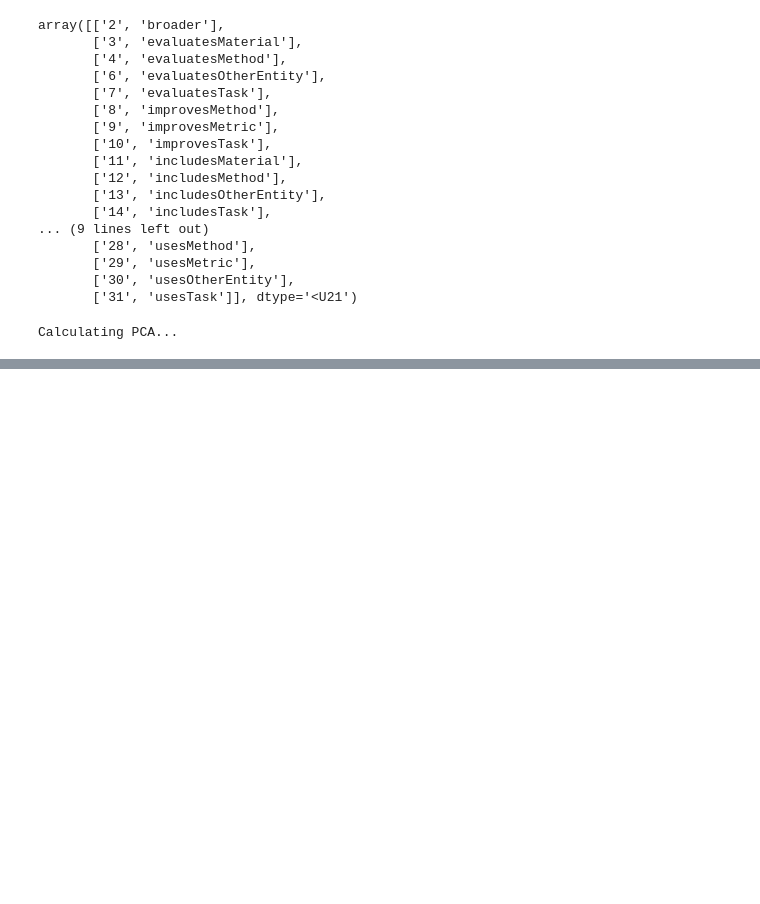
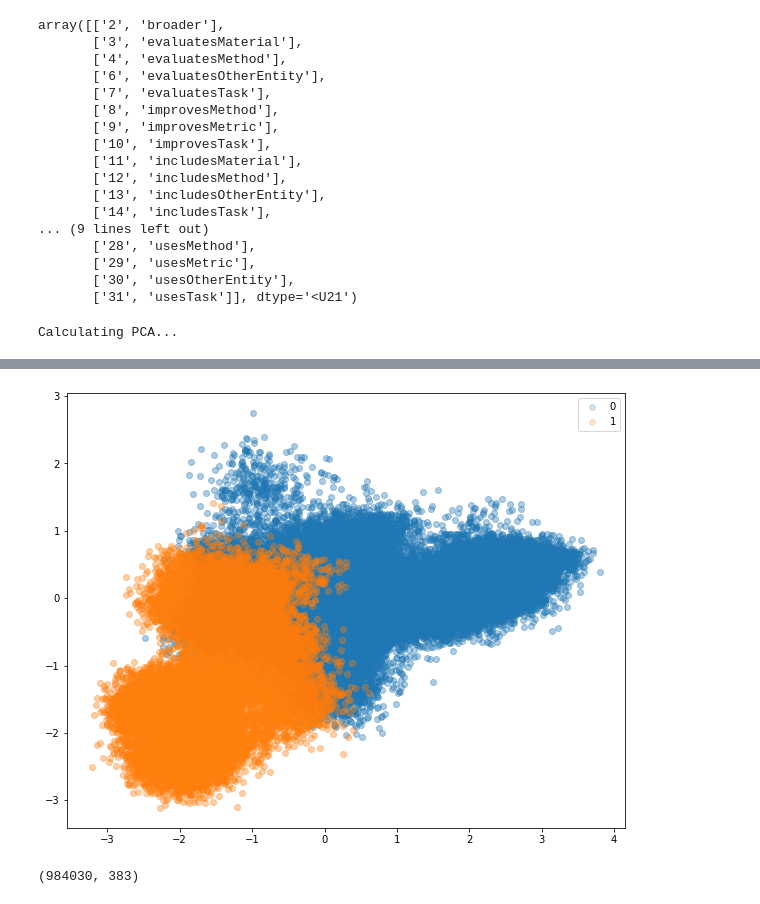
Before and after one commit to Pylyr/Internship_SBERT, a Jupyter notebook: pca.ipynb, the cells around one changed output, grey strips where cells are left out. Cells and saved outputs as stored; diff of their text form; code cells hidden in the pictures; blank space fills up the shorter version.

```diff
--- a/pca.ipynb
+++ b/pca.ipynb
@@ -119,0 +282,22 @@ Clustering...
+# %%
+k = 2
+kmeans = KMeans(n_clusters=2).fit(selected_transformed)
+
+
+fig, ax = plt.subplots()
+for i in range(k):
+    selected_labels = np.where(kmeans.labels_ == i)
+    ax.scatter(
+        selected_transformed[selected_labels, 0],
+         selected_transformed[selected_labels, 1],
+           label=i,
+            alpha=0.2)
+    # ax.set_title(f'Silhouette score: {silhouette_avg}')
+ax.legend()
+plt.show()
+# %% [output]
+[figure, added]
+# %%
+embeddings.shape
+# %% [output]
+(984030, 383)
```
Also changed, not shown: parts of 20 cells of this notebook, 5 other files.
